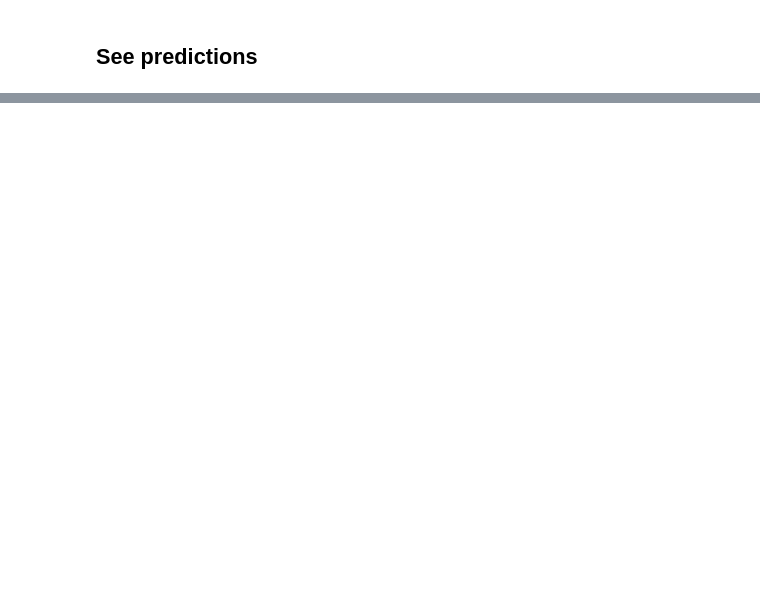
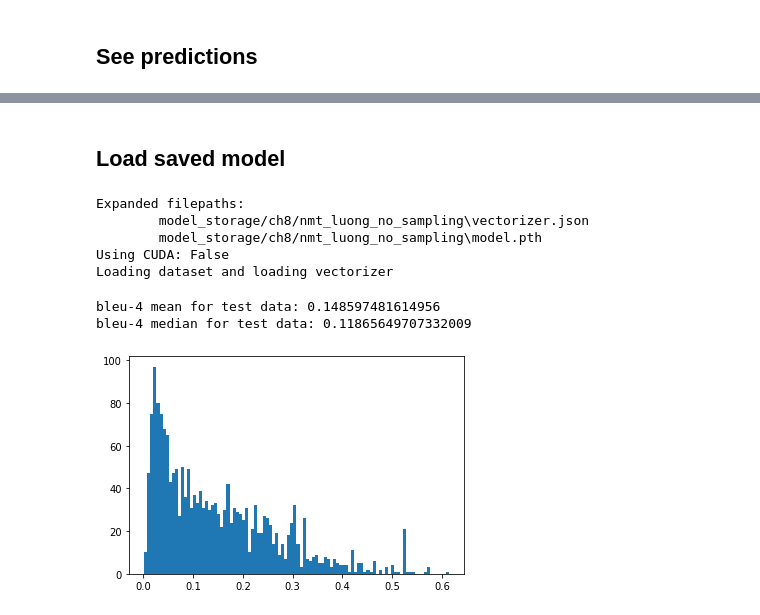
Before and after one commit to RRisto/pytorchnlpbook, a Jupyter notebook: chapters/chapter_8/8_5_NMT/8_5_NMT_No_Sampling_refactored.ipynb, the cells around one changed output, grey strips where cells are left out. Drawn from its saved outputs; the diff is of its cells as text; code cells hidden in the pictures; blank space fills up the shorter version.

```diff
--- a/chapters/chapter_8/8_5_NMT/8_5_NMT_No_Sampling_refactored.ipynb
+++ b/chapters/chapter_8/8_5_NMT/8_5_NMT_No_Sampling_refactored.ipynb
@@ -66,0 +67,2 @@ learner.get_val_1batch_sentence(1)
+# %% [markdown]
+## Load saved model
@@ -66,0 +87,14 @@ learner.get_val_1batch_sentence(1)
+# %%
+learner_loaded=Learner.learner_from_args(args_saved)
+# %% [output]
+Expanded filepaths:
+        model_storage/ch8/nmt_luong_no_sampling\vectorizer.json
+        model_storage/ch8/nmt_luong_no_sampling\model.pth
+Using CUDA: False
+Loading dataset and loading vectorizer
+# %%
+learner.calc_bleu()
+# %% [output]
+bleu-4 mean for test data: 0.148597481614956
+bleu-4 median for test data: 0.11865649707332009
+[figure, added]
```
Also changed, not shown: parts of 4 cells of this notebook, 6 other files.
